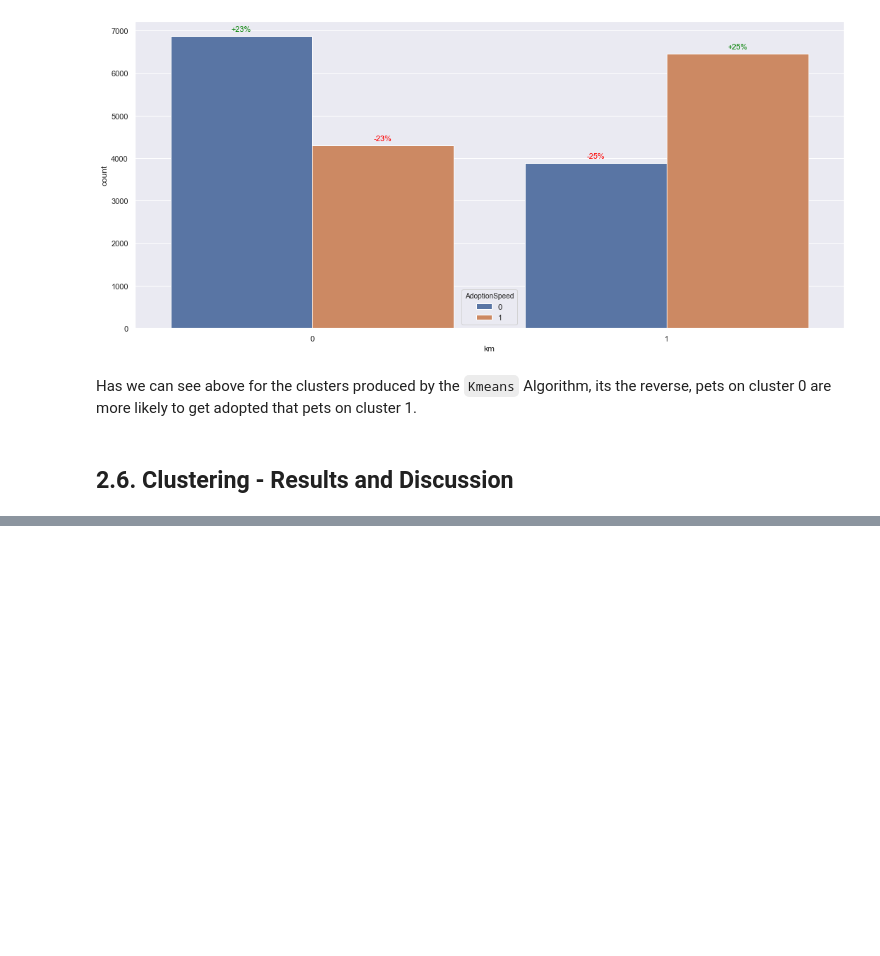
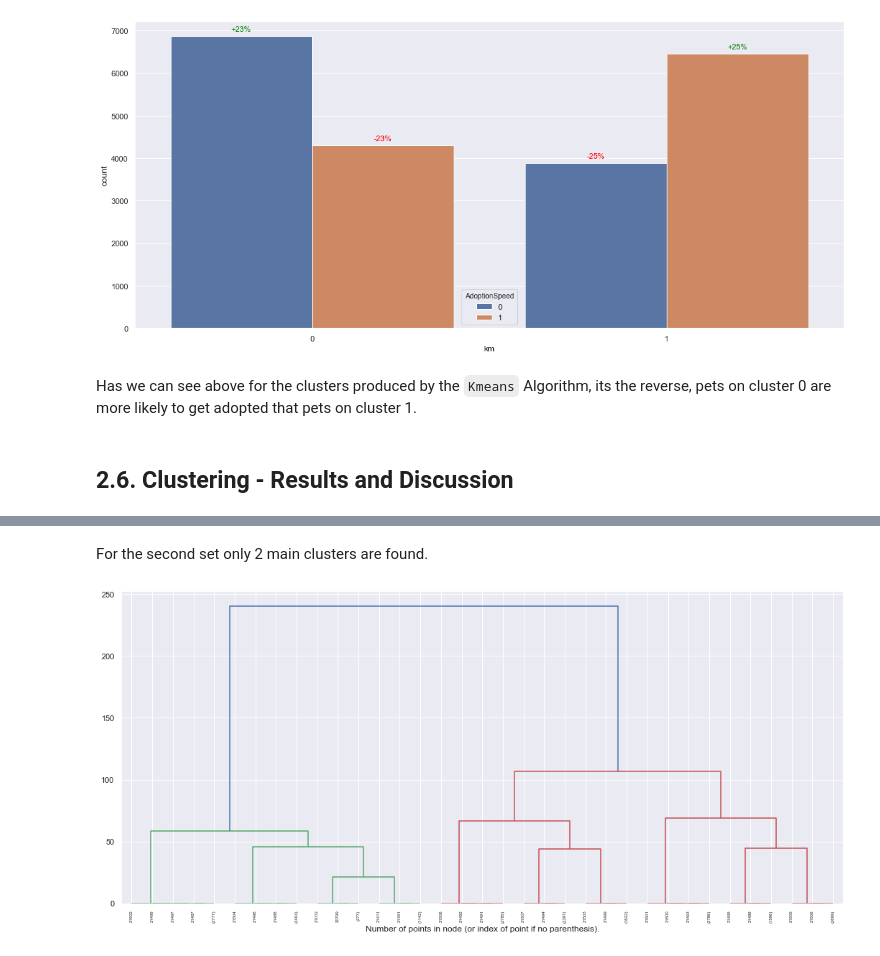
Before and after one commit to PedroCotovio/MLproject, a Jupyter notebook: Task2.ipynb, the cells around one changed output, grey strips where cells are left out. Saved outputs shown, nothing was run; the diff lists cells and outputs as text; code cells hidden in the pictures; blank space fills up the shorter version.

```diff
--- a/Task2.ipynb
+++ b/Task2.ipynb
@@ -563,0 +565,10 @@ Has we can see above for the clusters produced by the `Kmeans` Algorithm, its th
+# %% [markdown]
+For the second set only 2 main clusters are found.
+# %%
+#Plot fisrt 5 levels of dendograme
+plt.figure(figsize=(18, 8));
+plt = plot_dendogram(c3, p=5)
+plt.xlabel("Number of points in node (or index of point if no parenthesis).")
+plt.show()
+# %% [output]
+[figure, added]
```
Also changed, not shown: parts of 24 cells of this notebook, 1 other file.
